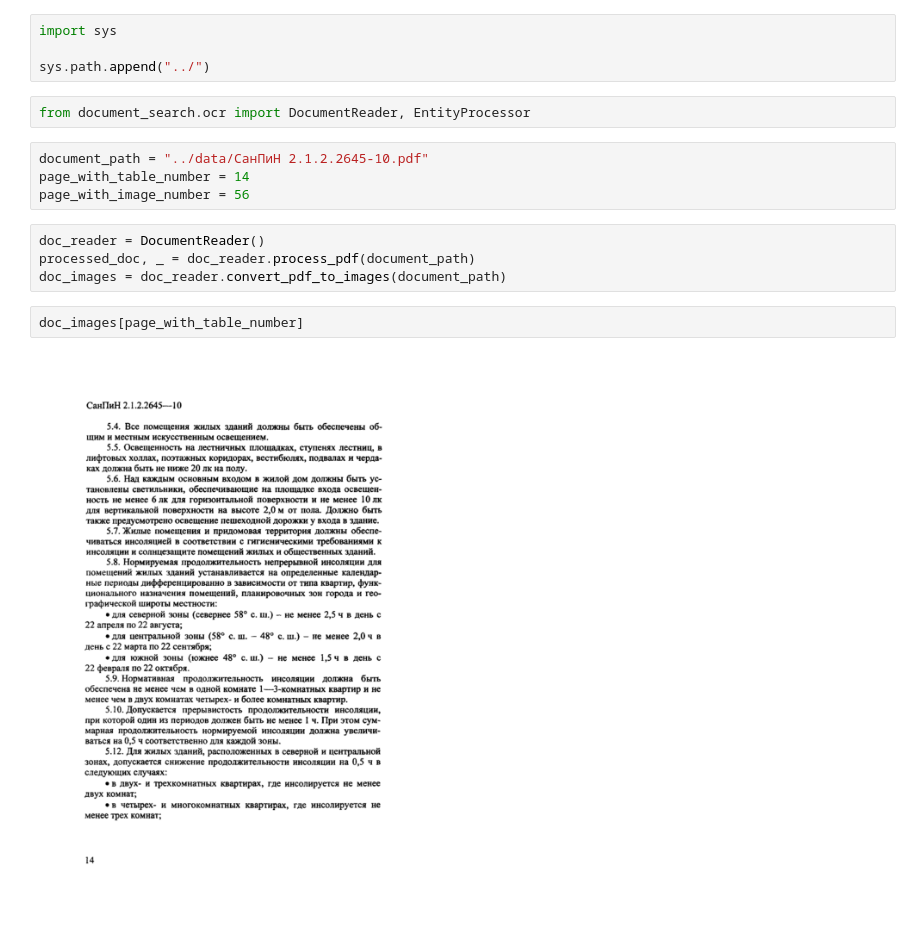
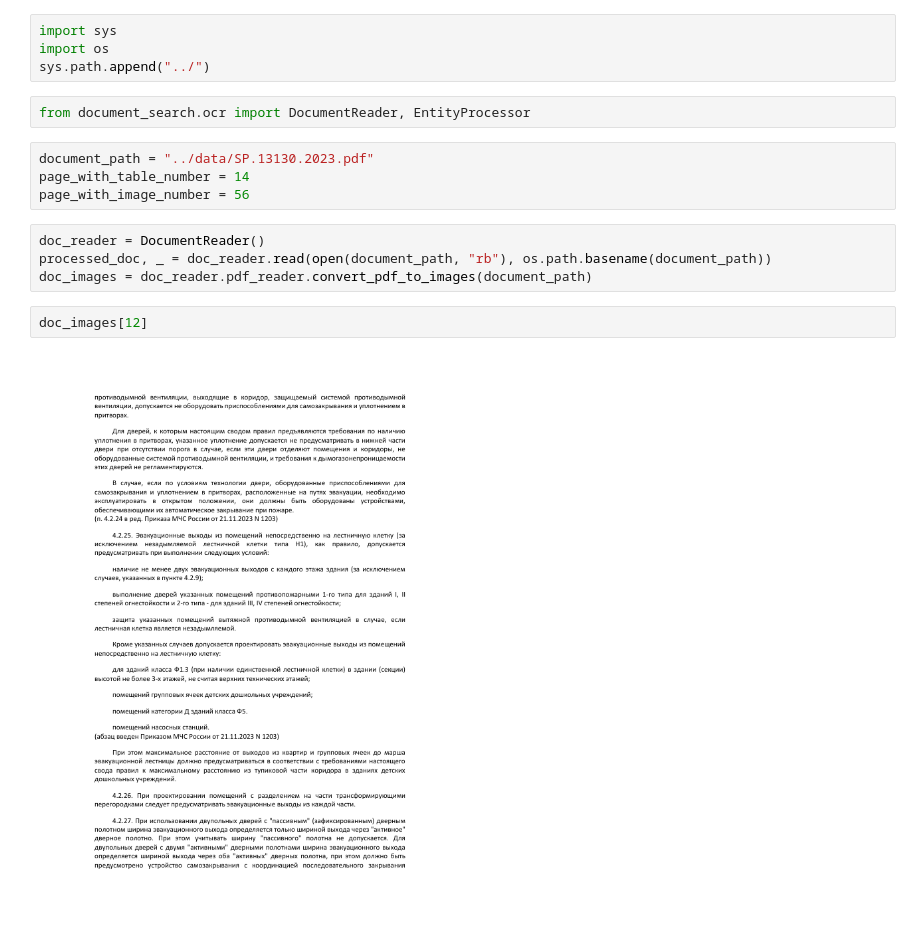
Before and after one commit to boomb0om/document-search, a Jupyter notebook: notebooks/demo_ocr.ipynb, the cells around one changed output. Saved outputs shown, nothing was run; the diff lists cells and outputs as text.

Commit message:
refactor: refacot readers

```diff
--- a/notebooks/demo_ocr.ipynb
+++ b/notebooks/demo_ocr.ipynb
@@ -1,19 +1,19 @@
 # %%
 import sys
-
+import os
 sys.path.append("../")
 # %%
 from document_search.ocr import DocumentReader, EntityProcessor
 # %%
-document_path = "../data/СанПиН 2.1.2.2645-10.pdf"
+document_path = "../data/SP.13130.2023.pdf"
 page_with_table_number = 14
 page_with_image_number = 56
 # %%
 doc_reader = DocumentReader()
-processed_doc, _ = doc_reader.process_pdf(document_path)
-doc_images = doc_reader.convert_pdf_to_images(document_path)
+processed_doc, _ = doc_reader.read(open(document_path, "rb"), os.path.basename(document_path))
+doc_images = doc_reader.pdf_reader.convert_pdf_to_images(document_path)
 # %%
-doc_images[page_with_table_number]
+doc_images[12]
 # %% [output]
-[figure, old version]
+[figure, new version]
 # %%
```
Also changed, not shown: parts of 5 cells of this notebook, 10 other files.
